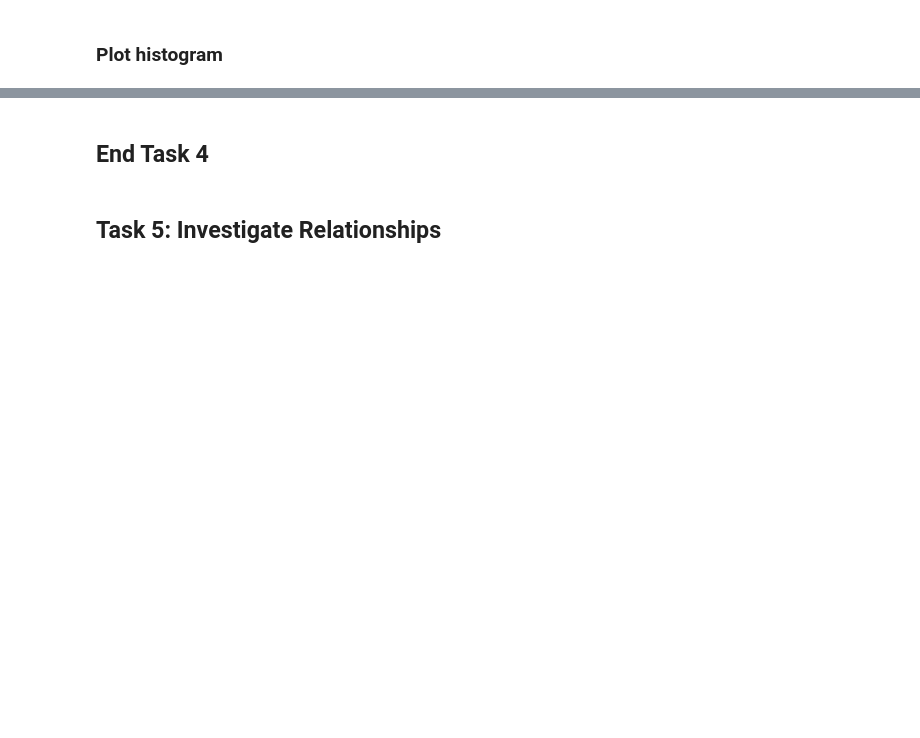
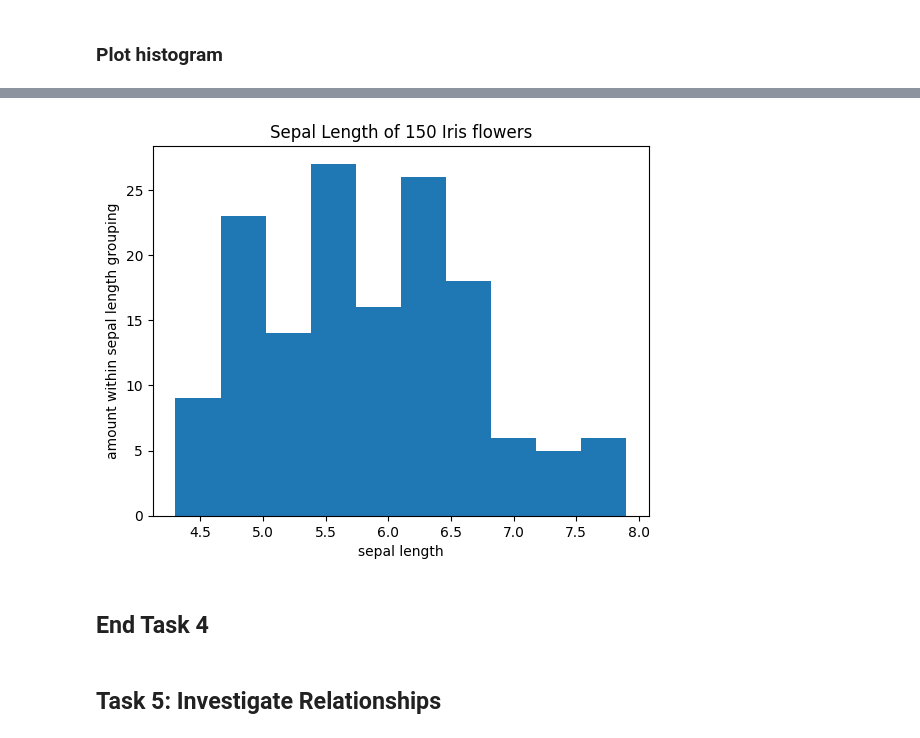
Before and after one commit to FaolanH/principles_of_data_analytics, a Jupyter notebook: tasks.ipynb, the cells around one changed output, grey strips where cells are left out. Saved outputs shown, nothing was run; the diff lists cells and outputs as text; code cells hidden in the pictures; blank space fills up the shorter version.

```diff
--- a/tasks.ipynb
+++ b/tasks.ipynb
@@ -26,0 +29,3 @@ iris_data = load_iris()
+# %%
+# importing the iris dataset through pandas, when index_col is set to 4, the species names can be called directly
+pd_iris_data = pd.read_csv ("https://gist.githubusercontent.com/curran/a08a1080b88344b0c8a7/raw/0e7a9b0a5d22642a06d3d5b9bcbad9890c8ee534/iris.csv")
@@ -164,6 +242,3 @@ Explain my approach to task 3 in Markdown cell
-# %%
-# importing the iris dataset through pandas, when index_col is set to 4, the species names can be called directly
-pd_iris_data = pd.read_csv ("https://gist.githubusercontent.com/curran/a08a1080b88344b0c8a7/raw/0e7a9b0a5d22642a06d3d5b9bcbad9890c8ee534/iris.csv", index_col = 4)
 # %% [markdown]
 ### Originally, I had used the loc to choose names, but this posed an issue when setting the standard deviation to 2 decimal places. The iloc lookup worked better overall, just has a less straightforward naming convention (e.g. calling rows and columns by location not name)
 # %%
@@ -329,11 +409,13 @@ iris_data.keys()
 # %%
 #define the y axis - if you don't set any bin number (the amount of different grouped bars) it defaults to ten
-x = (iris_data['sepal_length'])
+x = (pd_iris_data['sepal_length'])
 plt.ylabel ('amount within sepal length grouping')
 plt.xlabel ('sepal length')
 plt.title ('Sepal Length of 150 Iris flowers')
 #adding the ; at the end source: Ian lecture week6_02 - plotxsq
 plt.hist(x);
+# %% [output]
+[figure, added]
 # %% [markdown]
 ## End Task 4
 # %% [markdown]
```
Also changed, not shown: parts of 40 cells of this notebook.
